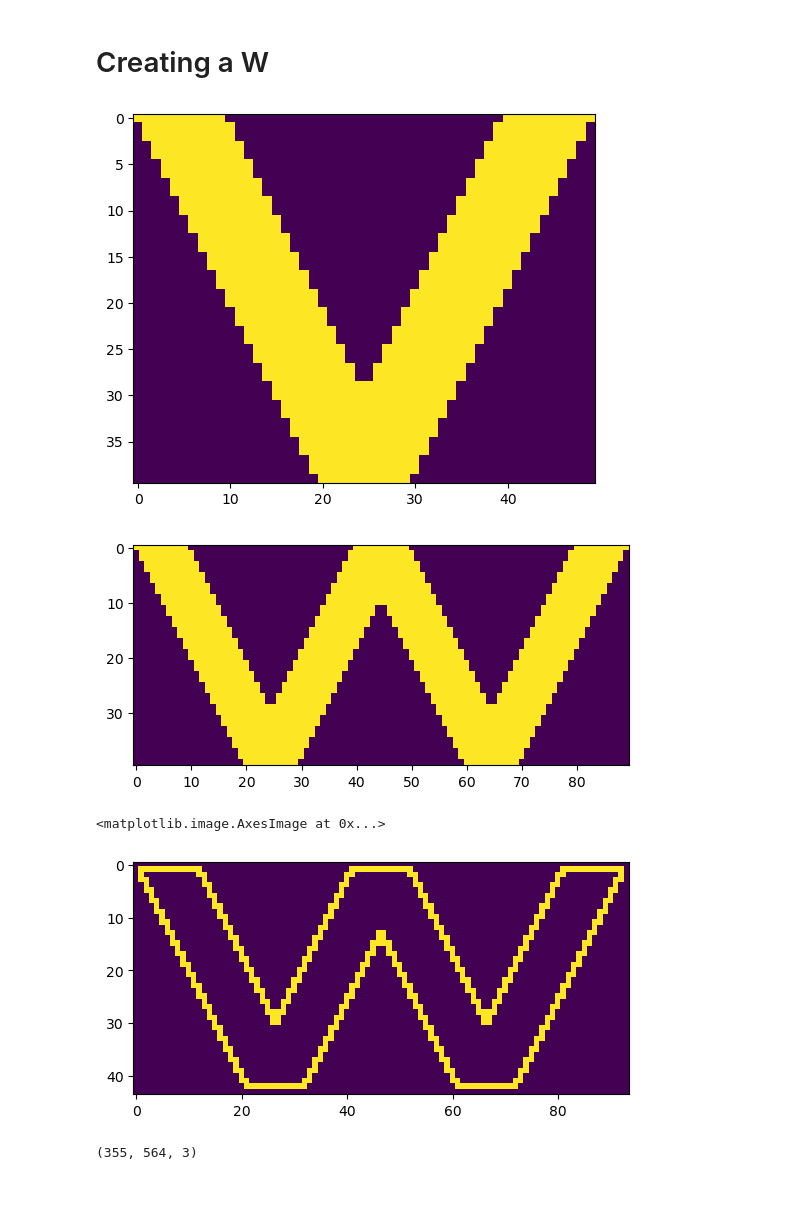
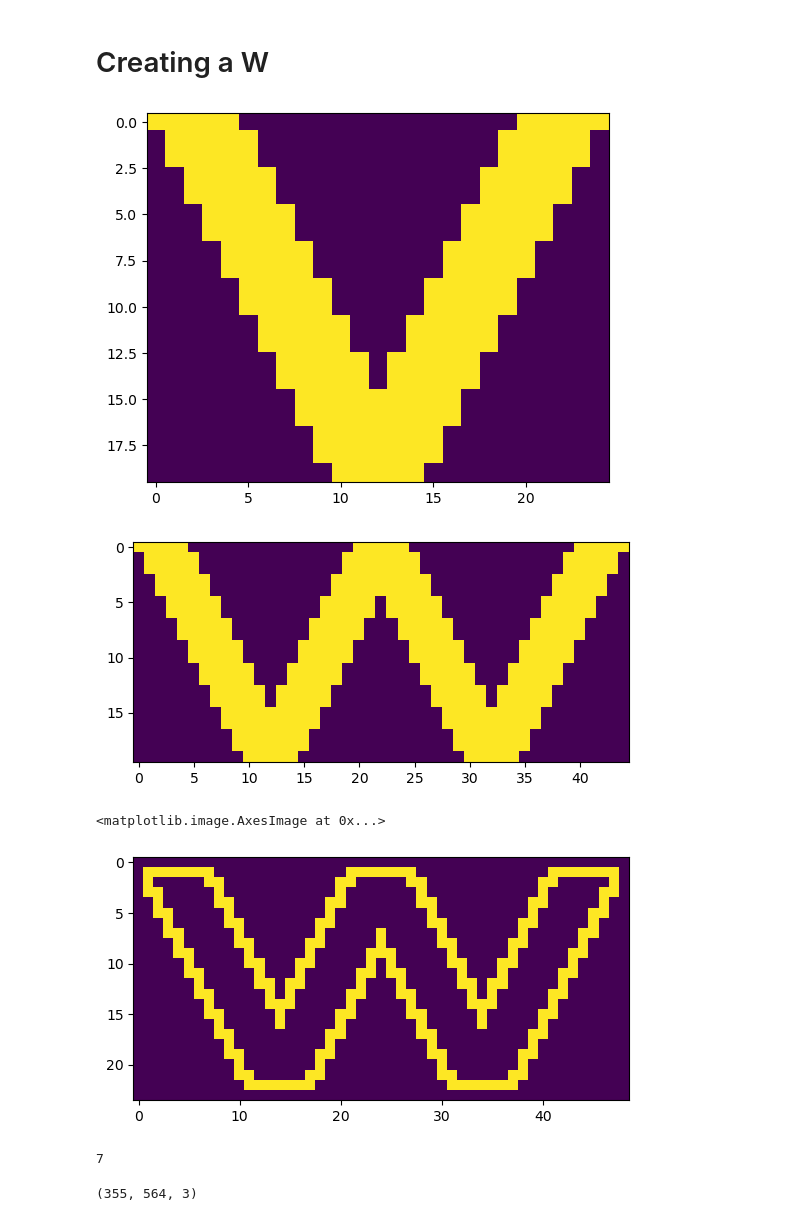
Before and after one commit to R0ner/cnn-context, a Jupyter notebook: notebooks/21-synth-spurious.ipynb, the cells around one changed output. Saved outputs shown, nothing was run; the diff lists cells and outputs as text; code cells hidden in the pictures; blank space fills up the shorter version.

```diff
--- a/notebooks/21-synth-spurious.ipynb
+++ b/notebooks/21-synth-spurious.ipynb
@@ -45,46 +46,50 @@ imgs = np.array(imgs)
 # %% [markdown]
 # Creating a W
 # %%
-size = 40
+size = 20
 width = size // 4
 base = np.zeros((size, size + width)).astype(bool)
 # base = np.ones(20)
 
 rr, cc = line(0, 0, size - 1, size // 2)
 for i in range(width):
     base[rr, cc + i] = 1
 
 base |= base[:, ::-1]
 w_im = np.hstack((base, np.zeros((size, size)))).astype(bool)
 w_im[:, -size - width :] |= base
 
 # plt.imshow(np.diag(np.ones(20)))
 plt.imshow(base)
 plt.show()
 plt.imshow(w_im)
 plt.show()
 
-ol_size = size // 40
+ol_size = size // 20
 w_im = np.pad(w_im, 2 * ol_size)
 outline = (
     binary_dilation(
         w_im,
         footprint=[
             (np.ones((3, 3)), ol_size),
         ],
     )
     ^ w_im
 )
 plt.imshow(outline)
 # %% [output]
-[figure, old version]
+[figure, new version]
-[figure, old version]
+[figure, new version]
 <matplotlib.image.AxesImage at 0x...>
-[figure, old version]
+[figure, new version]
 # %%
 xo, yo = imgs.shape[0] // 50, imgs.shape[1] // 50
 imgs[xo : w_im.shape[0] + xo, yo : w_im.shape[1] + yo][w_im] = 255
 imgs[xo : w_im.shape[0] + xo, yo : w_im.shape[1] + yo][outline] = 0
+# %%
+xo
+# %% [output]
+7
 # %%
 imgs.shape
 # %% [output]
```
Also changed, not shown: parts of 8 cells of this notebook, 7 other files.
